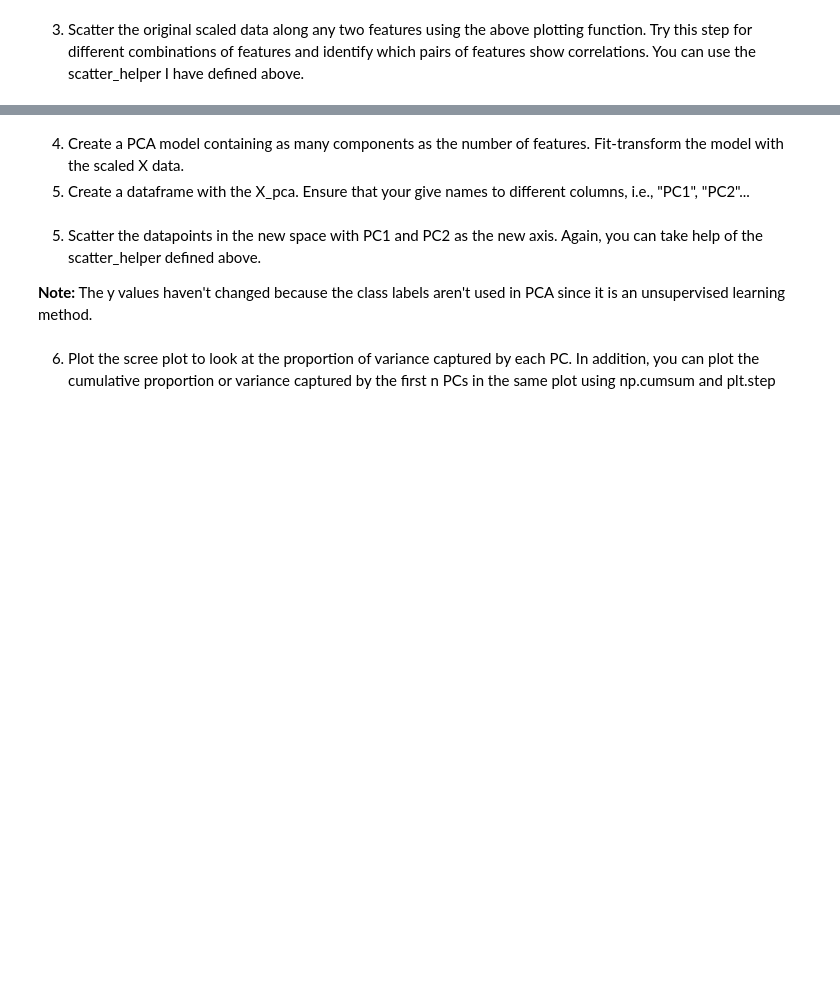
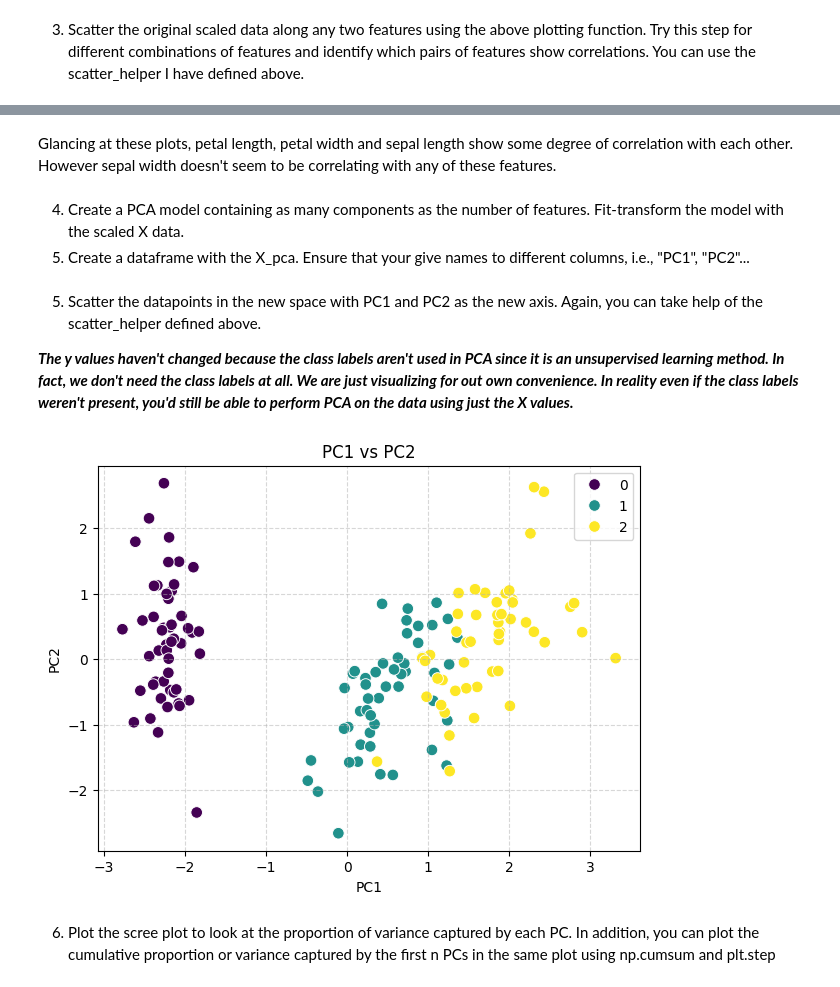
Before and after one commit to bhanu151/statistical-learning-course-2026, a Jupyter notebook: CSSL_10_PCA.ipynb, the cells around one changed output, grey strips where cells are left out. Drawn from its saved outputs; the diff is of its cells as text; code cells hidden in the pictures; blank space fills up the shorter version.

```diff
--- a/CSSL_10_PCA.ipynb
+++ b/CSSL_10_PCA.ipynb
@@ -35,3 +54,5 @@ y =
+# %% [markdown]
+Glancing at these plots, petal length, petal width and sepal length show some degree of correlation with each other. However sepal width doesn't seem to be correlating with any of these features.
 # %% [markdown]
 4. Create a PCA model containing as many components as the number of features. Fit-transform the model with the scaled X data.
 5. Create a dataframe with the X_pca. Ensure that your give names to different columns, i.e., "PC1", "PC2"...
@@ -43,6 +59,15 @@ df_X_pca =
+# %%
+num_features = X.shape[1] # Number of columns in X
+pca_model = PCA(n_components=num_features)
+X_pca = pca_model.fit_transform(X)
+df_X_pca = pd.DataFrame(X_pca, columns=["PC1", "PC2", "PC3", "PC4"])
 # %% [markdown]
 5. Scatter the datapoints in the new space with PC1 and PC2 as the new axis. Again, you can take help of the scatter_helper defined above.
 
-**Note:** The y values haven't changed because the class labels aren't used in PCA since it is an unsupervised learning method.
+***The y values haven't changed because the class labels aren't used in PCA since it is an unsupervised learning method. In fact, we don't need the class labels at all. We are just visualizing for out own convenience. In reality even if the class labels weren't present, you'd still be able to perform PCA on the data using just the X values.***
+# %%
+scatter_helper(df_X_pca, "PC1", "PC2", y, "PC1 vs PC2")
+# %% [output]
+[figure, added]
 # %% [markdown]
 6. Plot the scree plot to look at the proportion of variance captured by each PC. In addition, you can plot the cumulative proportion or variance captured by the first n PCs in the same plot using np.cumsum and plt.step
```
Also changed, not shown: parts of 14 cells of this notebook.
